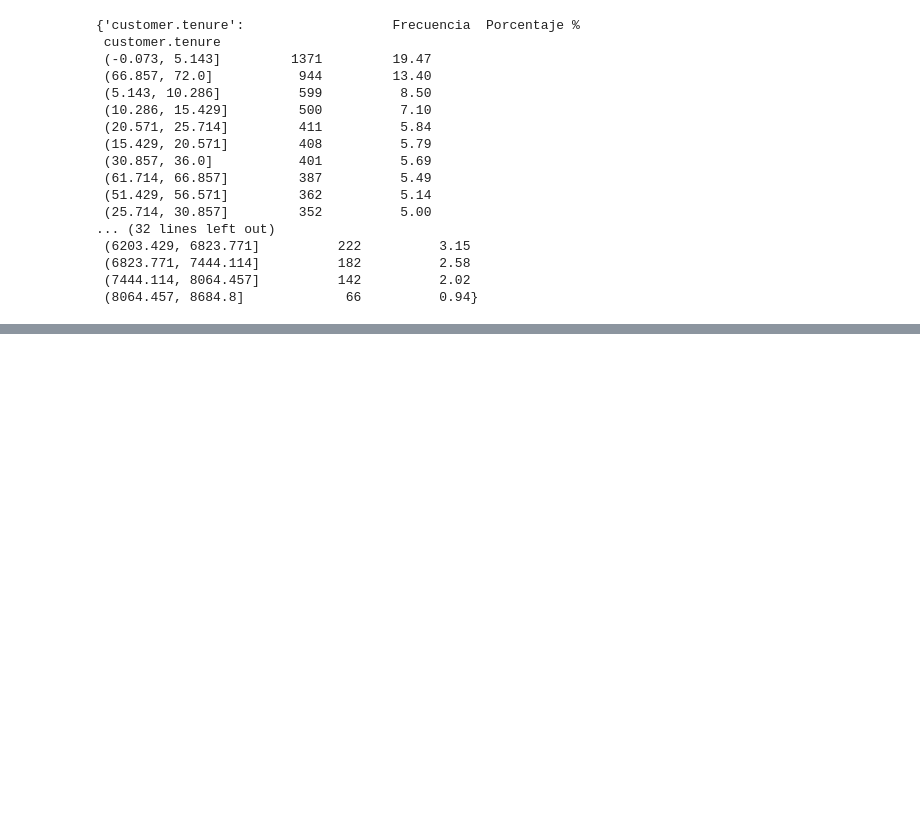
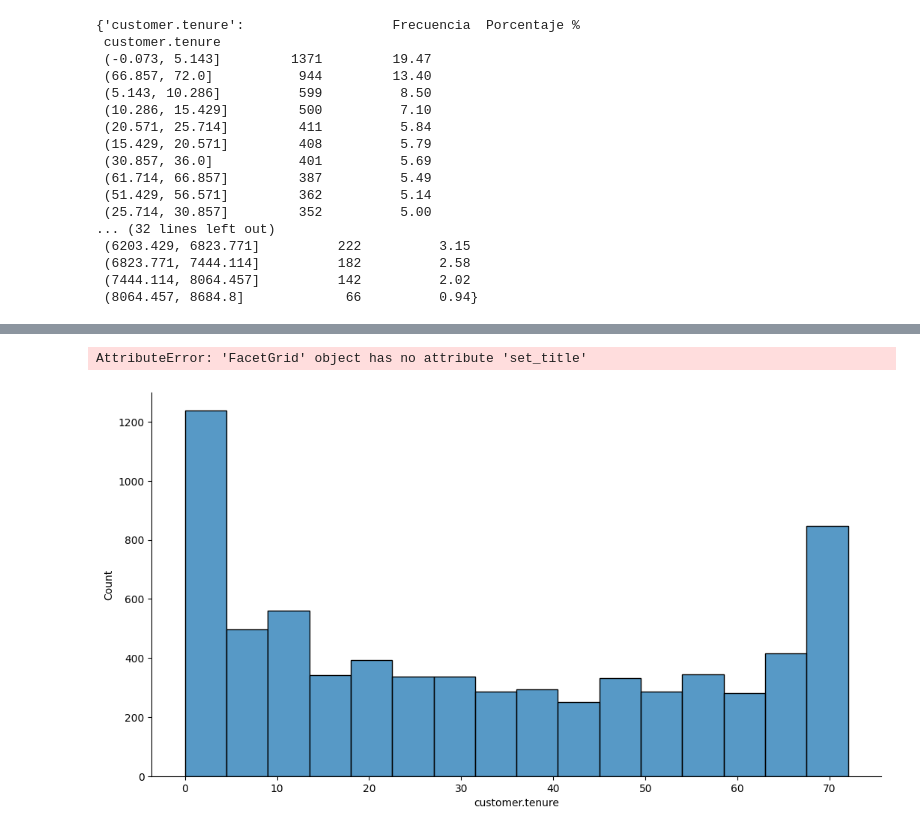
Before and after one commit to Tecindes/ChakkengeONE, a Jupyter notebook: TelecomX_parte2_latam.ipynb, the cells around one changed output, grey strips where cells are left out. Cells and saved outputs as stored; diff of their text form; code cells hidden in the pictures; blank space fills up the shorter version.

```diff
--- a/TelecomX_parte2_latam.ipynb
+++ b/TelecomX_parte2_latam.ipynb
@@ -401,3 +407,12 @@ print(labels[:2])  # ['A', 'B', 'C', 'D', 'E']
+# %%
+ax=sns.displot(data=df,x='customer.tenure',kde=False)
+ax.figure.set_size_inches(12,6)
+ax.set_title('Distribución de tenure',fontsize=18)
+ax.set_xlabel('Tenure',fontsize=14)
+ax
+# %% [output]
+AttributeError: 'FacetGrid' object has no attribute 'set_title'
+[figure, added]
 # %%
 import pandas as pd
 
```
Also changed, not shown: parts of 6 cells of this notebook.
